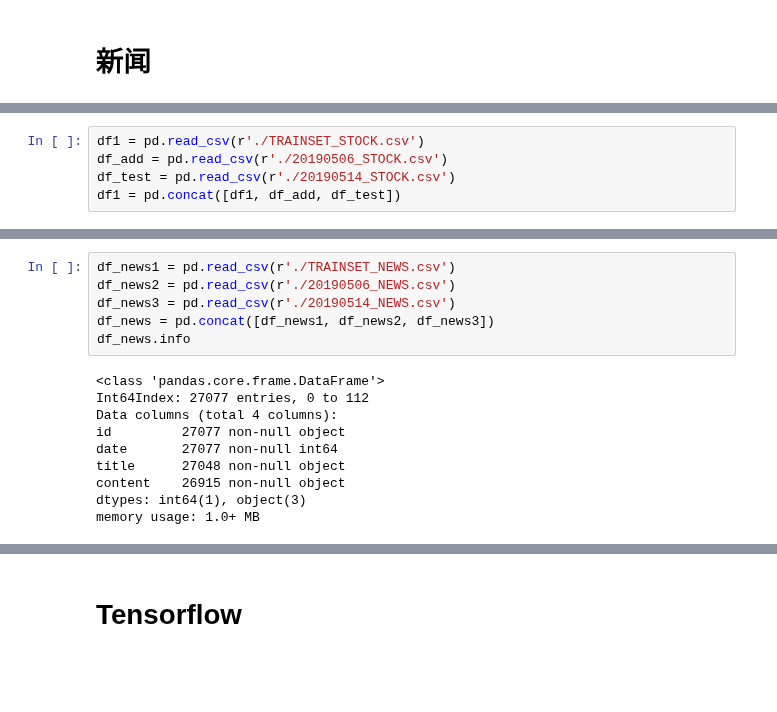
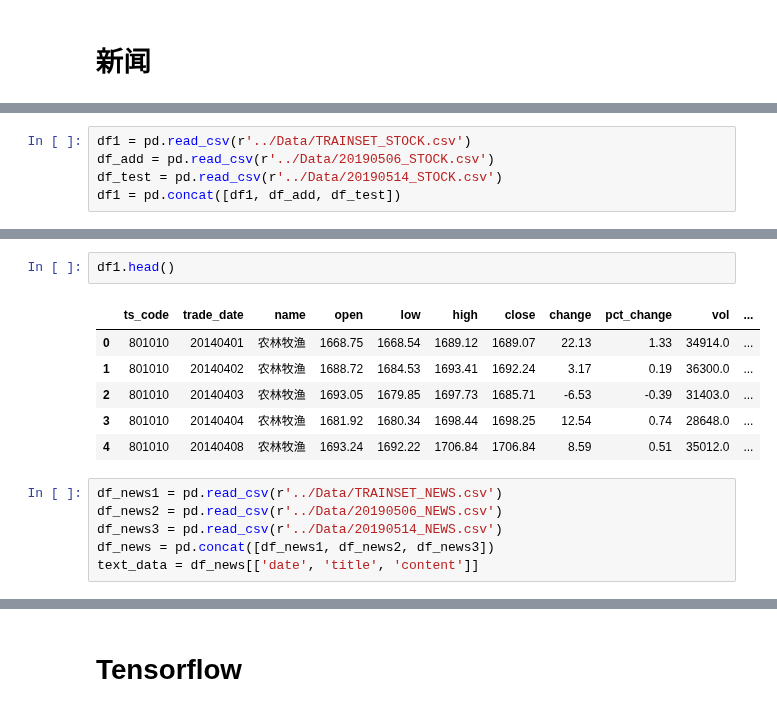
Before and after one commit to sharyxue/News-to-Predict-Stock-Movements, a Jupyter notebook: Code/stockprocessing.ipynb, the cells around one changed output, grey strips where cells are left out. Cells and saved outputs as stored; diff of their text form; blank space fills up the shorter version.

```diff
--- a/Code/stockprocessing.ipynb
+++ b/Code/stockprocessing.ipynb
@@ -292,5 +297,5 @@ NameError: name 'joblib' is not defined
 # %%
-df1 = pd.read_csv(r'./TRAINSET_STOCK.csv')
-df_add = pd.read_csv(r'./20190506_STOCK.csv')
-df_test = pd.read_csv(r'./20190514_STOCK.csv')
+df1 = pd.read_csv(r'../Data/TRAINSET_STOCK.csv')
+df_add = pd.read_csv(r'../Data/20190506_STOCK.csv')
+df_test = pd.read_csv(r'../Data/20190514_STOCK.csv')
 df1 = pd.concat([df1, df_add, df_test])
@@ -304,16 +302,15 @@ df2 = df2.drop_duplicates(keep='first')
+# %%
+df1.head()
+# %% [output]
+|  | ts_code | trade_date | name | open | low | high | close | change | pct_change | vol | ... |
+| 0 | 801010 | 20140401 | 农林牧渔 | 1668.75 | 1668.54 | 1689.12 | 1689.07 | 22.13 | 1.33 | 34914.0 | ... |
+| 1 | 801010 | 20140402 | 农林牧渔 | 1688.72 | 1684.53 | 1693.41 | 1692.24 | 3.17 | 0.19 | 36300.0 | ... |
+| 2 | 801010 | 20140403 | 农林牧渔 | 1693.05 | 1679.85 | 1697.73 | 1685.71 | -6.53 | -0.39 | 31403.0 | ... |
+| 3 | 801010 | 20140404 | 农林牧渔 | 1681.92 | 1680.34 | 1698.44 | 1698.25 | 12.54 | 0.74 | 28648.0 | ... |
+| 4 | 801010 | 20140408 | 农林牧渔 | 1693.24 | 1692.22 | 1706.84 | 1706.84 | 8.59 | 0.51 | 35012.0 | ... |
 # %%
-df_news1 = pd.read_csv(r'./TRAINSET_NEWS.csv')
-df_news2 = pd.read_csv(r'./20190506_NEWS.csv')
-df_news3 = pd.read_csv(r'./20190514_NEWS.csv')
+df_news1 = pd.read_csv(r'../Data/TRAINSET_NEWS.csv')
+df_news2 = pd.read_csv(r'../Data/20190506_NEWS.csv')
+df_news3 = pd.read_csv(r'../Data/20190514_NEWS.csv')
 df_news = pd.concat([df_news1, df_news2, df_news3])
-df_news.info
+text_data = df_news[['date', 'title', 'content']]
-# %% [output]
-<class 'pandas.core.frame.DataFrame'>
-Int64Index: 27077 entries, 0 to 112
-Data columns (total 4 columns):
-id         27077 non-null object
-date       27077 non-null int64
-title      27048 non-null object
-content    26915 non-null object
-dtypes: int64(1), object(3)
-memory usage: 1.0+ MB
```
Also changed, not shown: parts of 5 cells of this notebook, 3 other files.
